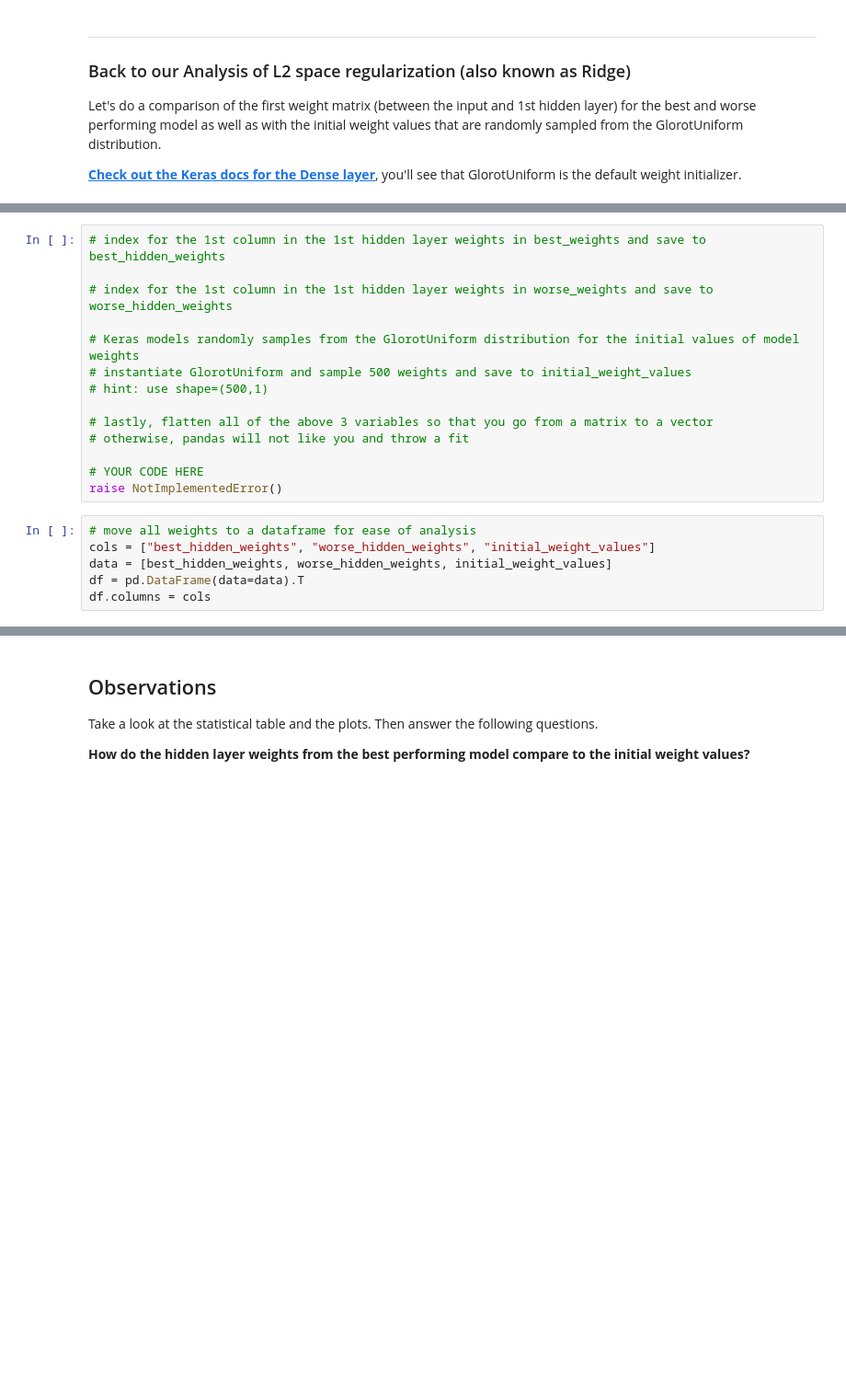
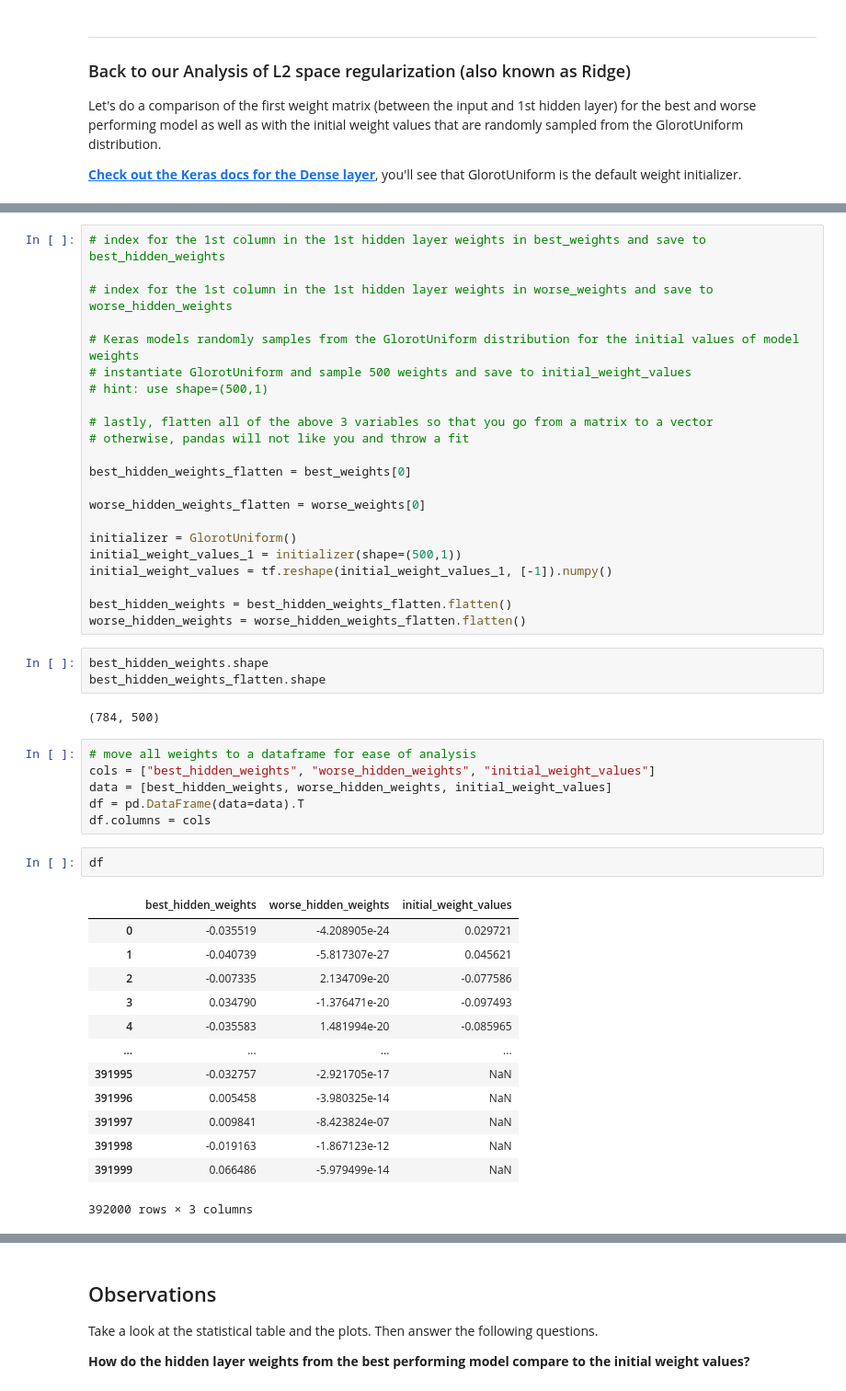
Before and after one commit to singparvi/DS-Unit-4-Sprint-2-Neural-Networks, a Jupyter notebook: module4-Deploy/PS_LS_DS_424_Deploy_Assignment.ipynb, the cells around one changed output, grey strips where cells are left out. Shown at 92% size. Saved outputs shown, nothing was run; the diff lists cells and outputs as text; blank space fills up the shorter version.

```diff
--- a/module4-Deploy/PS_LS_DS_424_Deploy_Assignment.ipynb
+++ b/module4-Deploy/PS_LS_DS_424_Deploy_Assignment.ipynb
@@ -847,14 +901,43 @@ In other words, by looking at just one column, we are narrowing our analysis to
 # lastly, flatten all of the above 3 variables so that you go from a matrix to a vector
 # otherwise, pandas will not like you and throw a fit
 
-# YOUR CODE HERE
-raise NotImplementedError()
+best_hidden_weights_flatten = best_weights[0]
+
+worse_hidden_weights_flatten = worse_weights[0]
+
+initializer = GlorotUniform()
+initial_weight_values_1 = initializer(shape=(500,1))
+initial_weight_values = tf.reshape(initial_weight_values_1, [-1]).numpy()
+
+best_hidden_weights = best_hidden_weights_flatten.flatten()
+worse_hidden_weights = worse_hidden_weights_flatten.flatten()
+# %%
+best_hidden_weights.shape
+best_hidden_weights_flatten.shape
+# %% [output]
+(784, 500)
 # %%
 # move all weights to a dataframe for ease of analysis
 cols = ["best_hidden_weights", "worse_hidden_weights", "initial_weight_values"]
 data = [best_hidden_weights, worse_hidden_weights, initial_weight_values]
 df = pd.DataFrame(data=data).T
 df.columns = cols
+# %%
+df
+# %% [output]
+|  | best_hidden_weights | worse_hidden_weights | initial_weight_values |
+| 0 | -0.035519 | -4.208905e-24 | 0.029721 |
+| 1 | -0.040739 | -5.817307e-27 | 0.045621 |
+| 2 | -0.007335 | 2.134709e-20 | -0.077586 |
+| 3 | 0.034790 | -1.376471e-20 | -0.097493 |
+| 4 | -0.035583 | 1.481994e-20 | -0.085965 |
+| ... | ... | ... | ... |
+| 391995 | -0.032757 | -2.921705e-17 | NaN |
+| 391996 | 0.005458 | -3.980325e-14 | NaN |
+| 391997 | 0.009841 | -8.423824e-07 | NaN |
+| 391998 | -0.019163 | -1.867123e-12 | NaN |
+| 391999 | 0.066486 | -5.979499e-14 | NaN |
+392000 rows × 3 columns
 # %%
 # check out the statistics for each weight column
 df.describe()
```
Also changed, not shown: parts of 38 cells of this notebook, 2 other files.
